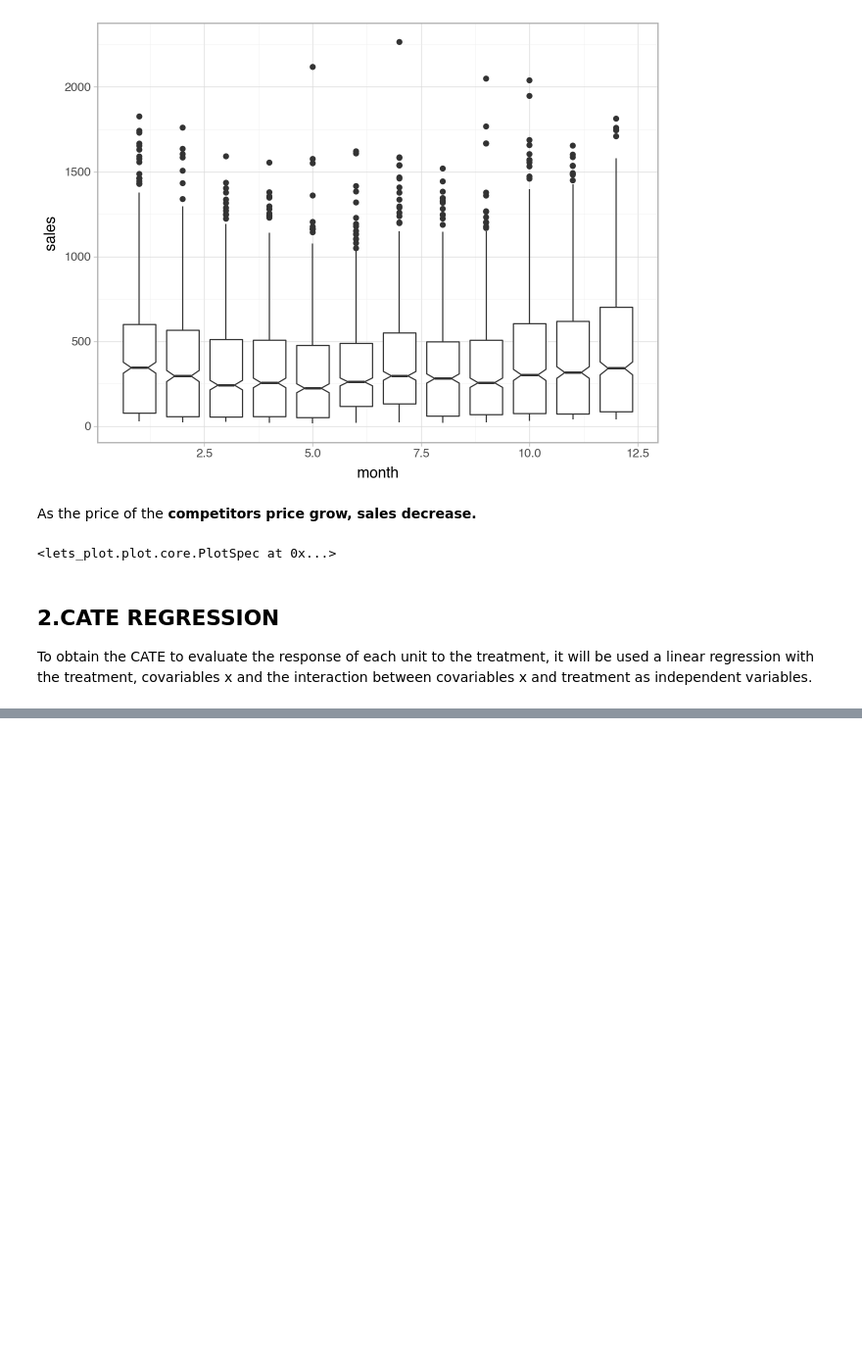
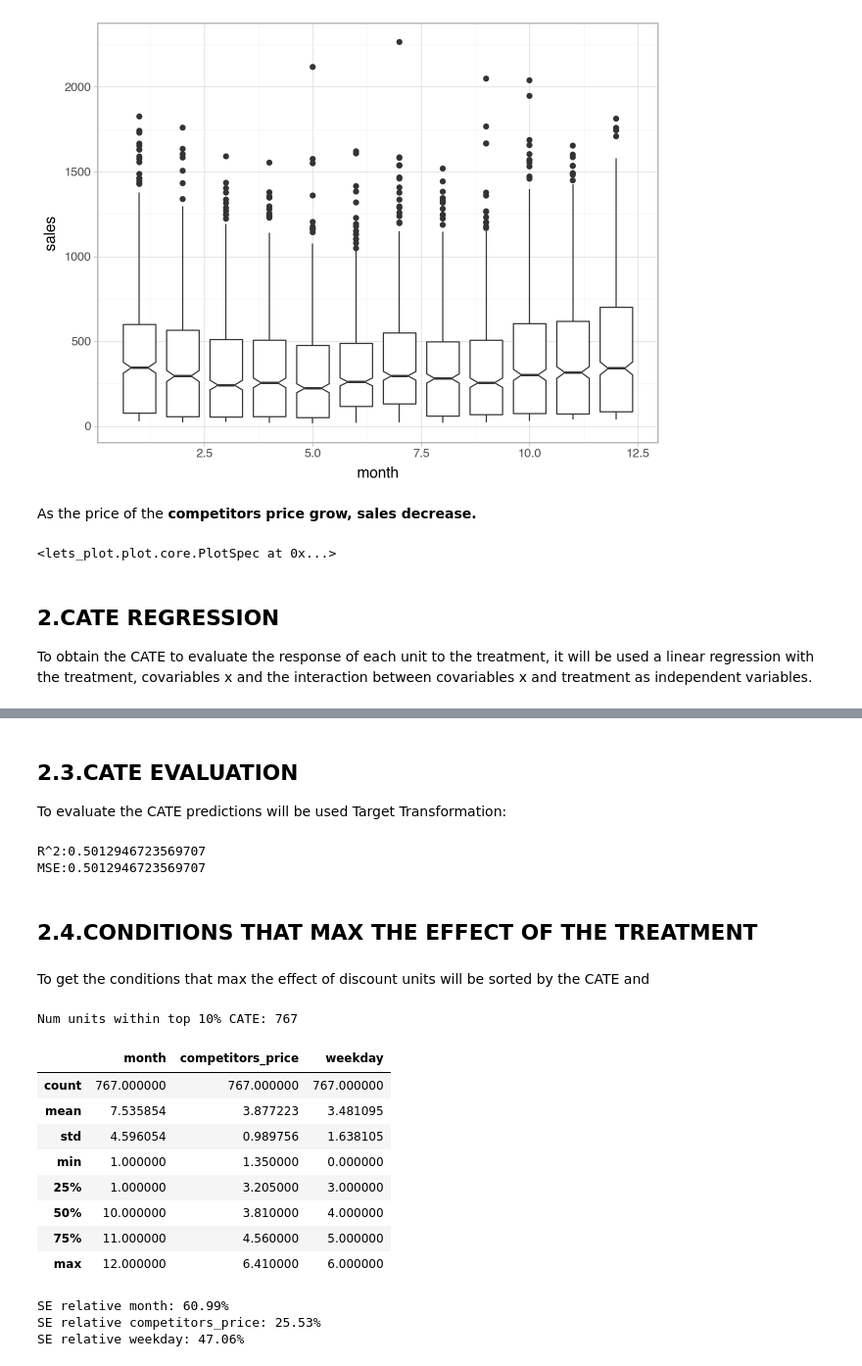
Before and after one commit to jaime-bautista-sdg/causal_inference_nbs, a Jupyter notebook: cap6_CI.ipynb, the cells around one changed output, grey strips where cells are left out. Shown at 98% size. Saved outputs shown, nothing was run; the diff lists cells and outputs as text; code cells hidden in the pictures; blank space fills up the shorter version.

```diff
--- a/cap6_CI.ipynb
+++ b/cap6_CI.ipynb
@@ -178,3 +181,5 @@ As the price of the **competitors price grow, sales decrease.**
 To obtain the CATE to evaluate the response of each unit to the treatment, it will be used a linear regression with the treatment, covariables x and the interaction between covariables x and treatment as independent variables.
 # %%
 X = ['C(month)', 'competitors_price','C(weekday)']
+# %%
+regr_cate = smf.ols(f"sales ~ discounts*({'+'.join(X)})", data=dataset_transformed).fit()
@@ -180,0 +188,5 @@ X = ['C(month)', 'competitors_price','C(weekday)']
+# %%
+dataset["ols_cate_pred"] = (
+                regr_cate.predict(dataset_transformed.assign(discounts=dataset_transformed["discounts"]+1))
+                -regr_cate.predict(dataset_transformed)
+)
@@ -182,0 +204,65 @@ Spltting the dataset to evaluate the lineal regression CATE predictions:
+# %% [markdown]
+## 2.3.CATE EVALUATION
+
+To evaluate the CATE predictions will be used Target Transformation:
+# %%
+regr_model = smf.ols(f"sales ~ discounts*({'+'.join(X)})",
+                     data=train).fit()
+
+pred_test = (
+    regr_model.predict(test.assign(discounts=test["discounts"]+1))
+    -regr_model.predict(test)
+)
+
+y_res = smf.ols(f"sales ~ {'+'.join(X)}", data=test).fit().resid
+t_res = smf.ols(f"discounts ~ {'+'.join(X)}", data=test).fit().resid
+
+tau_hat = y_res/t_res
+
+r2 = r2_score(tau_hat, pred_test, sample_weight=t_res**2)
+print(f"R^2:{r2}")
+
+mse = mean_squared_error(tau_hat, pred_test, sample_weight=t_res**2)
+print(f"MSE:{r2}")
+# %% [output]
+R^2:0.5012946723569707
+MSE:0.5012946723569707
+# %% [markdown]
+## 2.4.CONDITIONS THAT MAX THE EFFECT OF THE TREATMENT
+# %% [markdown]
+To get the conditions that max the effect of discount units will be sorted by the CATE and
+# %%
+df_sorted = dataset.sort_values(by='ols_cate_pred', ascending=False)
+
+# Calculation of the top 10% units in the dataset
+top_10_percent_count = int(len(dataset) * 0.1)
+
+print(f"Num units within top 10% CATE: {top_10_percent_count}")
+
+cov_variables=['month', 'competitors_price','weekday']
+
+top_10_percent_samples = df_sorted.head(top_10_percent_count)
+
+top_10_percent_samples[cov_variables].describe()
+# %% [output]
+Num units within top 10% CATE: 767
+|  | month | competitors_price | weekday |
+| count | 767.000000 | 767.000000 | 767.000000 |
+| mean | 7.535854 | 3.877223 | 3.481095 |
+| std | 4.596054 | 0.989756 | 1.638105 |
+| min | 1.000000 | 1.350000 | 0.000000 |
+| 25% | 1.000000 | 3.205000 | 3.000000 |
+| 50% | 10.000000 | 3.810000 | 4.000000 |
+| 75% | 11.000000 | 4.560000 | 5.000000 |
+| max | 12.000000 | 6.410000 | 6.000000 |
+# %%
+stats=top_10_percent_samples[cov_variables].describe()
+
+se_relatives = [round((stats[var]['std'] / stats[var]['mean']) * 100, 2) for var in cov_variables]
+
+for var, se in zip(cov_variables, se_relatives):
+    print(f"SE relative {var}: {se}%")
+# %% [output]
+SE relative month: 60.99%
+SE relative competitors_price: 25.53%
+SE relative weekday: 47.06%
```
Also changed, not shown: parts of 7 cells of this notebook.
